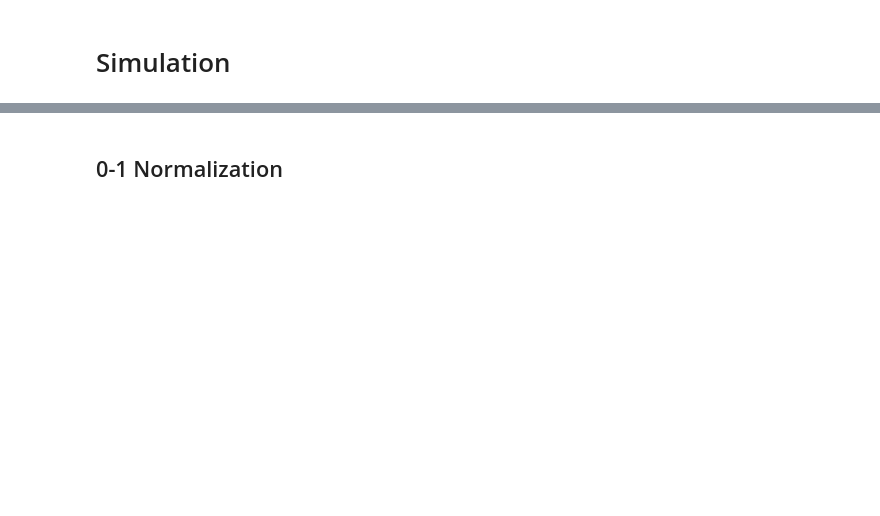
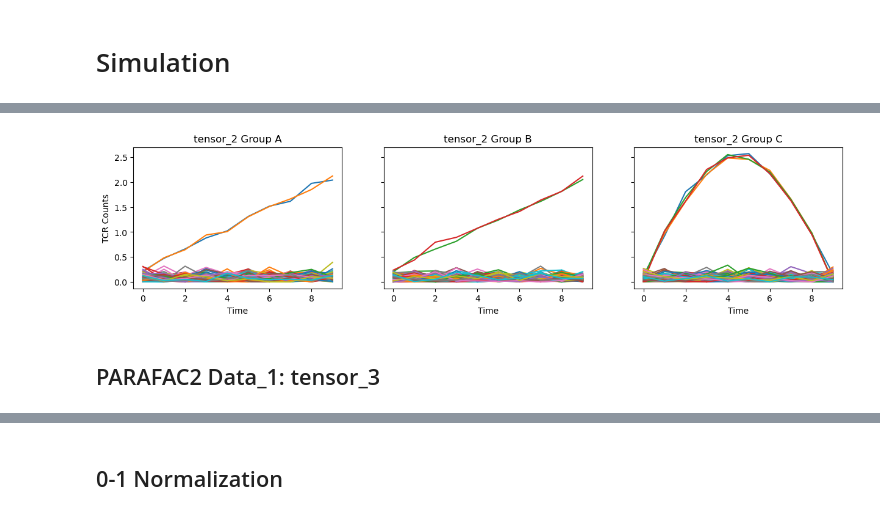
Before and after one commit to pablovadillo/Tensordecomposition, a Jupyter notebook: Simulation.ipynb, the cells around one changed output, grey strips where cells are left out. Saved outputs shown, nothing was run; the diff lists cells and outputs as text; code cells hidden in the pictures; blank space fills up the shorter version.

```diff
--- a/Simulation.ipynb
+++ b/Simulation.ipynb
@@ -21,21 +87,20 @@ num_sequences = 100
 num_timesteps = 10
 num_patients = 10
 
-tensor = np.abs(np.random.normal(0, 0.1, (num_sequences, num_timesteps, num_patients)))
+tensor_2 = np.abs(np.random.normal(0, 0.1, (num_sequences, num_timesteps, num_patients)))
 
 t = np.arange(num_timesteps)
 a = 0.2
-b = 0.3
+b = 0.2
 c = 0.1
 
 for patient in range(num_patients):
-    if patient < 3:
-        tensor[0:2, :, patient] = a * (t[None, :] + 1) + np.abs(np.random.normal(0, 0.1, (2, num_timesteps)))
+    if patient in (0, 3, 5):
+        tensor_2[0:2, :, patient] = a * (t[None, :] + 1) + np.abs(np.random.normal(0, 0.1, (2, num_timesteps)))
 
-    elif 3 <= patient < 6:
-        tensor[2:6, :, patient] = b * t[None, :] + np.abs(np.random.normal(0, 0.1, (4, num_timesteps)))
+    elif patient in (1, 7, 9):
+        tensor_2[2:4, :, patient] = b * (t[None, :] + 1) + np.abs(np.random.normal(0, 0.1, (2, num_timesteps)))
 
     else:
-        tensor[1:5, 0:5, patient] = c * t[None, 5] ** 2 - c * (t[::-1][None, 5:10] + 1) ** 2 + np.abs(np.random.normal(0, 0.1, (4, 5)))
-        tensor[1:5, 5, patient] = c * t[None, 5] ** 2 + np.abs(np.random.normal(0, 0.1, (4,)))
-        tensor[1:5, 6:10, patient] = - c * (t[None, 6:10] - 4) ** 2 + c * 5 ** 2 + np.abs(np.random.normal(0, 0.1, (4, 4)))
+        tensor_2[0:4, 0:5, patient] = c * t[None, 5] ** 2 - c * (t[::-1][None, 5:10] + 1) ** 2 + np.abs(np.random.normal(0, 0.1, (4, 5)))
+        tensor_2[0:4, 5:10, patient] = - c * (t[None, 5:10] - 4) ** 2 + c * 5 ** 2 + np.abs(np.random.normal(0, 0.1, (4, 5)))
@@ -45,0 +107,6 @@ tensor.shape
+# %%
+data_visualization(5, 9, 8, tensor_2, "tensor_2")
+# %% [output]
+[figure, added]
+# %% [markdown]
+## PARAFAC2 Data_1: tensor_3
```
Also changed, not shown: parts of 47 cells of this notebook.
